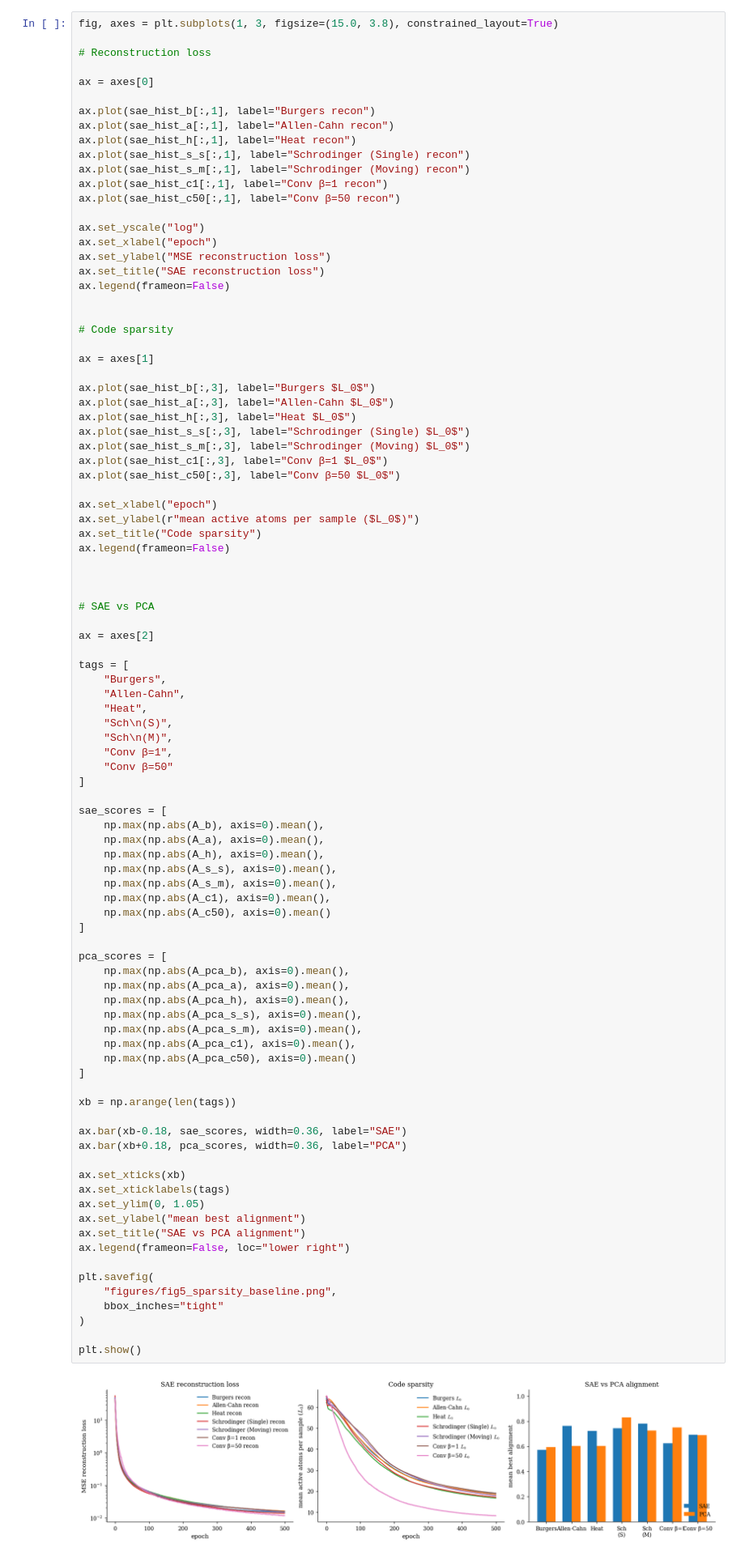
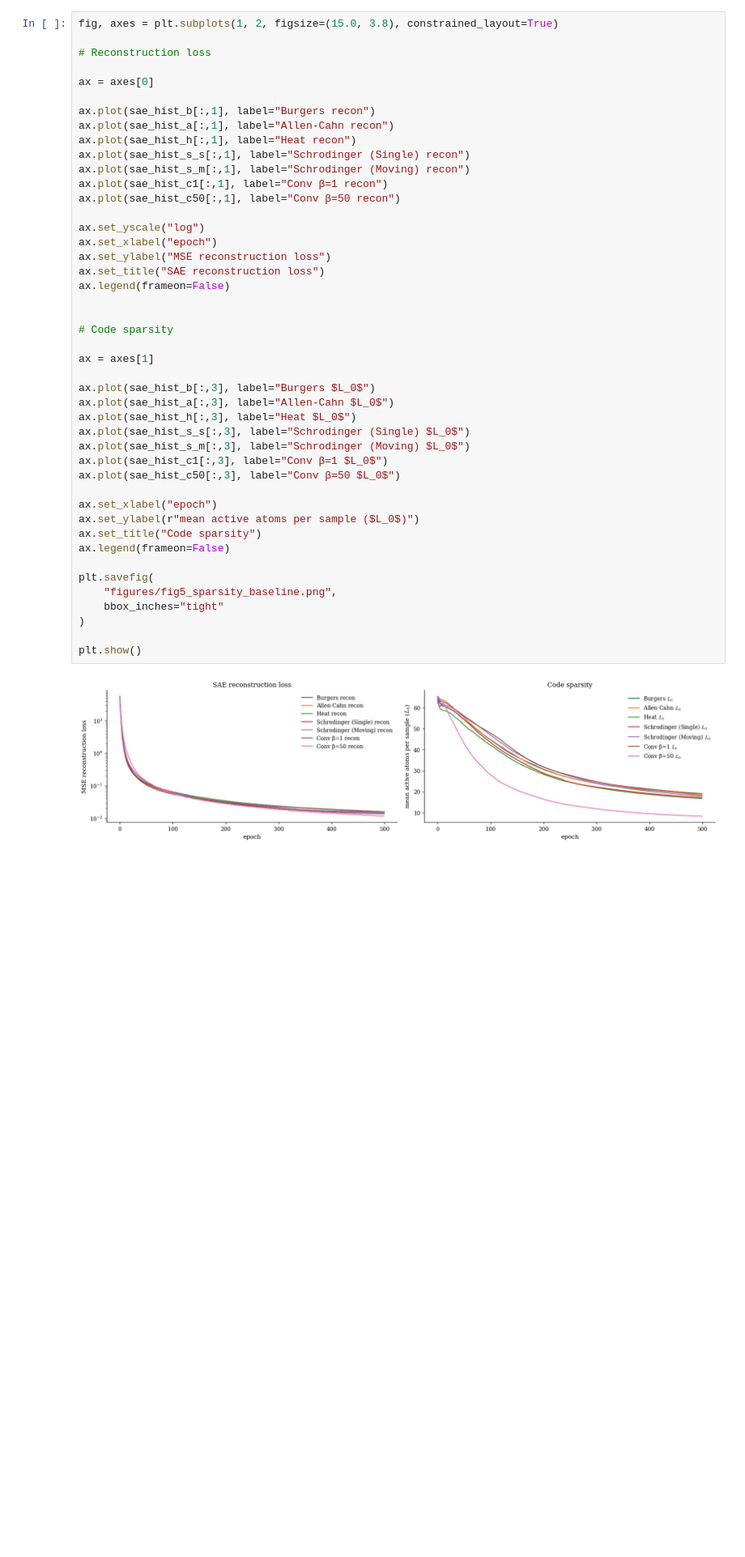
Before and after one commit to NanditaPatil-dotcom/PhysSAE, a Jupyter notebook: PhysSAE_SAE.ipynb, the cells around one changed output. Shown at 81% size. Saved outputs shown, nothing was run; the diff lists cells and outputs as text; blank space fills up the shorter version.

```diff
--- a/PhysSAE_SAE.ipynb
+++ b/PhysSAE_SAE.ipynb
@@ -1456,5 +1407,5 @@ plt.show()
 # %%
-fig, axes = plt.subplots(1, 3, figsize=(15.0, 3.8), constrained_layout=True)
+fig, axes = plt.subplots(1, 2, figsize=(15.0, 3.8), constrained_layout=True)
 
 # Reconstruction loss
 
@@ -1472,79 +1423,31 @@ ax.set_yscale("log")
 ax.set_xlabel("epoch")
 ax.set_ylabel("MSE reconstruction loss")
 ax.set_title("SAE reconstruction loss")
 ax.legend(frameon=False)
 
 
 # Code sparsity
 
 ax = axes[1]
 
 ax.plot(sae_hist_b[:,3], label="Burgers $L_0$")
 ax.plot(sae_hist_a[:,3], label="Allen-Cahn $L_0$")
 ax.plot(sae_hist_h[:,3], label="Heat $L_0$")
 ax.plot(sae_hist_s_s[:,3], label="Schrodinger (Single) $L_0$")
 ax.plot(sae_hist_s_m[:,3], label="Schrodinger (Moving) $L_0$")
 ax.plot(sae_hist_c1[:,3], label="Conv β=1 $L_0$")
 ax.plot(sae_hist_c50[:,3], label="Conv β=50 $L_0$")
 
 ax.set_xlabel("epoch")
 ax.set_ylabel(r"mean active atoms per sample ($L_0$)")
 ax.set_title("Code sparsity")
 ax.legend(frameon=False)
 
-
-
-# SAE vs PCA
-
-ax = axes[2]
-
-tags = [
-    "Burgers",
-    "Allen-Cahn",
-    "Heat",
-    "Sch\n(S)",
-    "Sch\n(M)",
-    "Conv β=1",
-    "Conv β=50"
-]
-
-sae_scores = [
-    np.max(np.abs(A_b), axis=0).mean(),
-    np.max(np.abs(A_a), axis=0).mean(),
-    np.max(np.abs(A_h), axis=0).mean(),
-    np.max(np.abs(A_s_s), axis=0).mean(),
-    np.max(np.abs(A_s_m), axis=0).mean(),
-    np.max(np.abs(A_c1), axis=0).mean(),
-    np.max(np.abs(A_c50), axis=0).mean()
-]
-
-pca_scores = [
-    np.max(np.abs(A_pca_b), axis=0).mean(),
-    np.max(np.abs(A_pca_a), axis=0).mean(),
-    np.max(np.abs(A_pca_h), axis=0).mean(),
-    np.max(np.abs(A_pca_s_s), axis=0).mean(),
-    np.max(np.abs(A_pca_s_m), axis=0).mean(),
-    np.max(np.abs(A_pca_c1), axis=0).mean(),
-    np.max(np.abs(A_pca_c50), axis=0).mean()
-]
-
-xb = np.arange(len(tags))
-
-ax.bar(xb-0.18, sae_scores, width=0.36, label="SAE")
-ax.bar(xb+0.18, pca_scores, width=0.36, label="PCA")
-
-ax.set_xticks(xb)
-ax.set_xticklabels(tags)
-ax.set_ylim(0, 1.05)
-ax.set_ylabel("mean best alignment")
-ax.set_title("SAE vs PCA alignment")
-ax.legend(frameon=False, loc="lower right")
-
 plt.savefig(
     "figures/fig5_sparsity_baseline.png",
     bbox_inches="tight"
 )
 
 plt.show()
 # %% [output]
-[figure, old version]
+[figure, new version]
```
Also changed, not shown: parts of 27 cells of this notebook.
